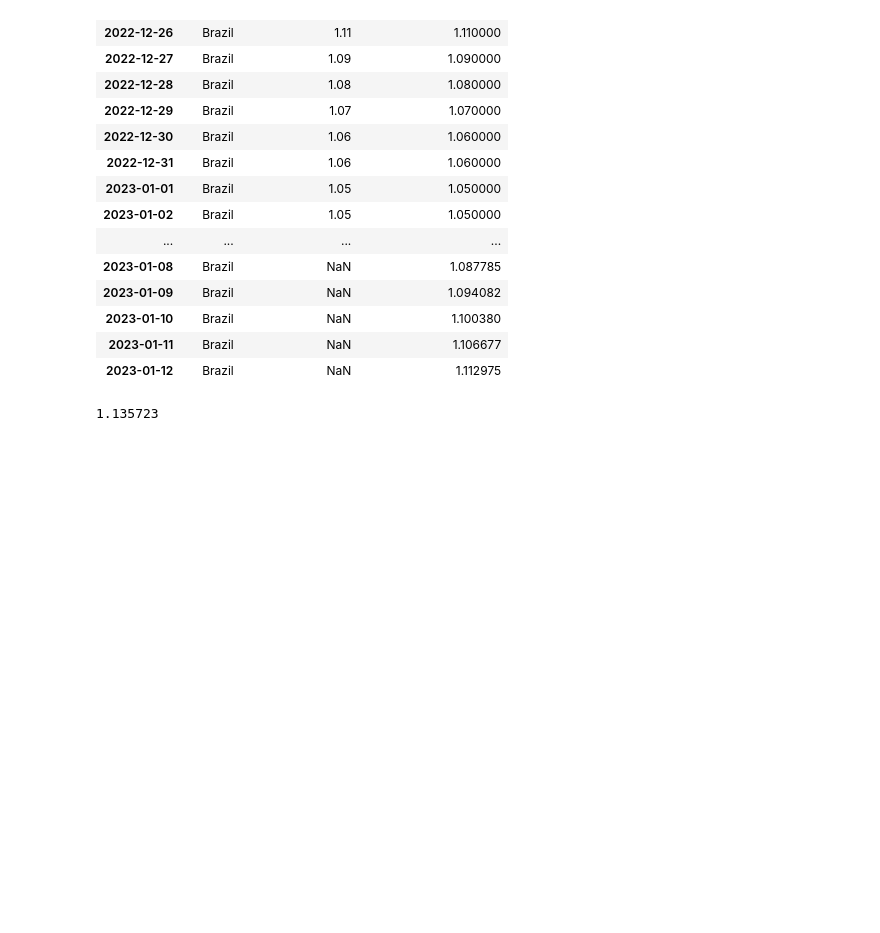
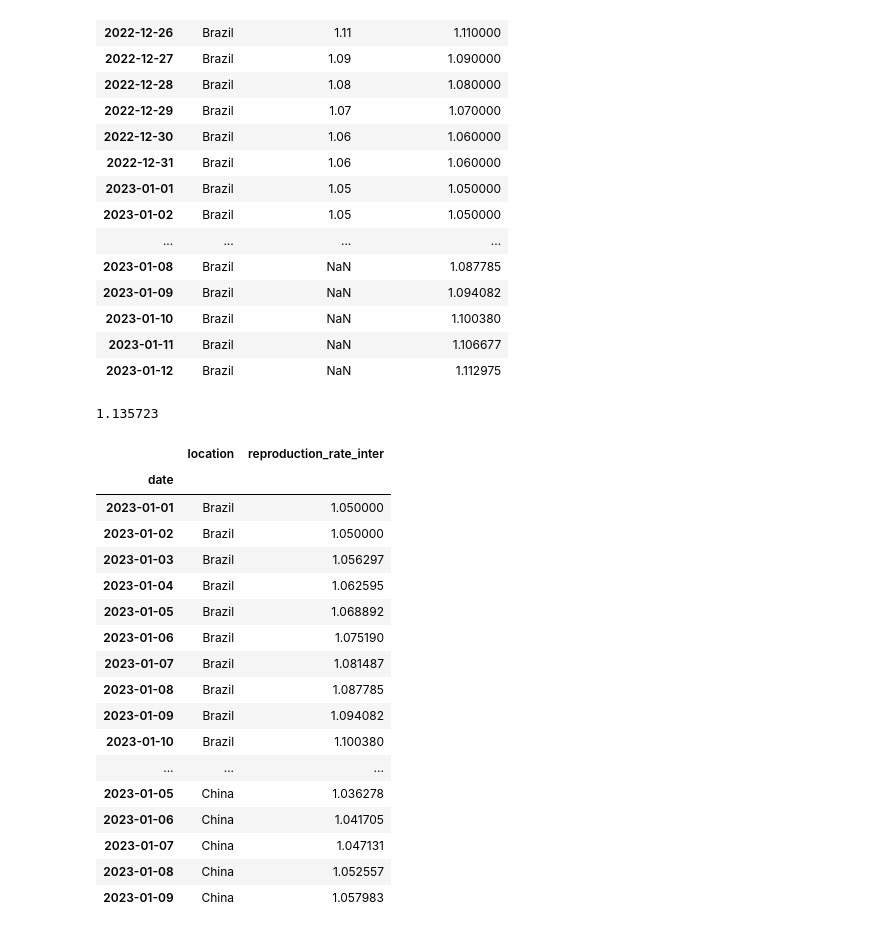
Before and after one commit to awildt01/Covid19-Datenvisualisierung, a Jupyter notebook: Analyse_und_Visualization_covid19.ipynb, the cells around one changed output. Cells and saved outputs as stored; diff of their text form; code cells hidden in the pictures; blank space fills up the shorter version.

```diff
--- a/Analyse_und_Visualization_covid19.ipynb
+++ b/Analyse_und_Visualization_covid19.ipynb
@@ -748,3 +754,24 @@ statistics.median(lista)
 #1.05	Jan / 2023
 # %% [output]
 1.135723
+# %%
+df_clean['2023-01-01':'2023-01-31'][['location','reproduction_rate_inter']].head(40)
+# %% [output]
+|  | location | reproduction_rate_inter |
+| date |  |  |
+| 2023-01-01 | Brazil | 1.050000 |
+| 2023-01-02 | Brazil | 1.050000 |
+| 2023-01-03 | Brazil | 1.056297 |
+| 2023-01-04 | Brazil | 1.062595 |
+| 2023-01-05 | Brazil | 1.068892 |
+| 2023-01-06 | Brazil | 1.075190 |
+| 2023-01-07 | Brazil | 1.081487 |
+| 2023-01-08 | Brazil | 1.087785 |
+| 2023-01-09 | Brazil | 1.094082 |
+| 2023-01-10 | Brazil | 1.100380 |
+| ... | ... | ... |
+| 2023-01-05 | China | 1.036278 |
+| 2023-01-06 | China | 1.041705 |
+| 2023-01-07 | China | 1.047131 |
+| 2023-01-08 | China | 1.052557 |
+| 2023-01-09 | China | 1.057983 |
```
Also changed, not shown: parts of 2 cells of this notebook.
